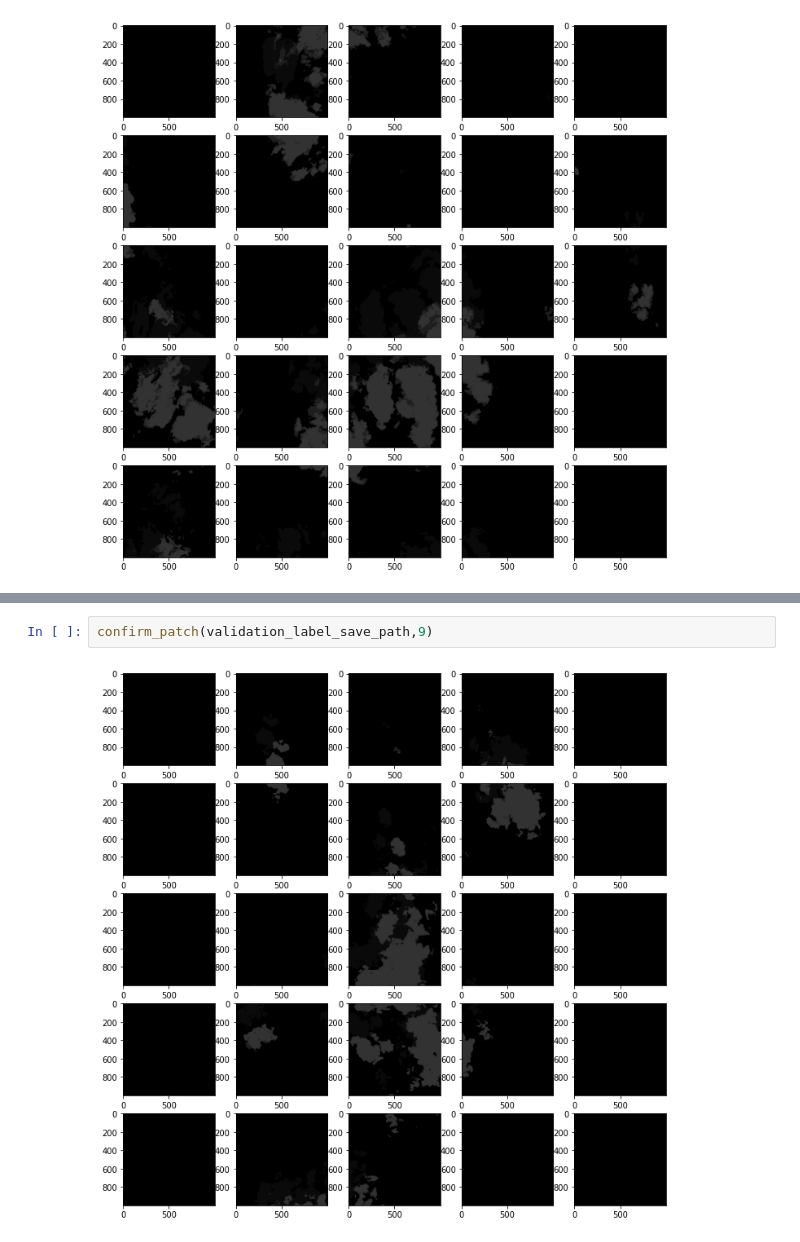
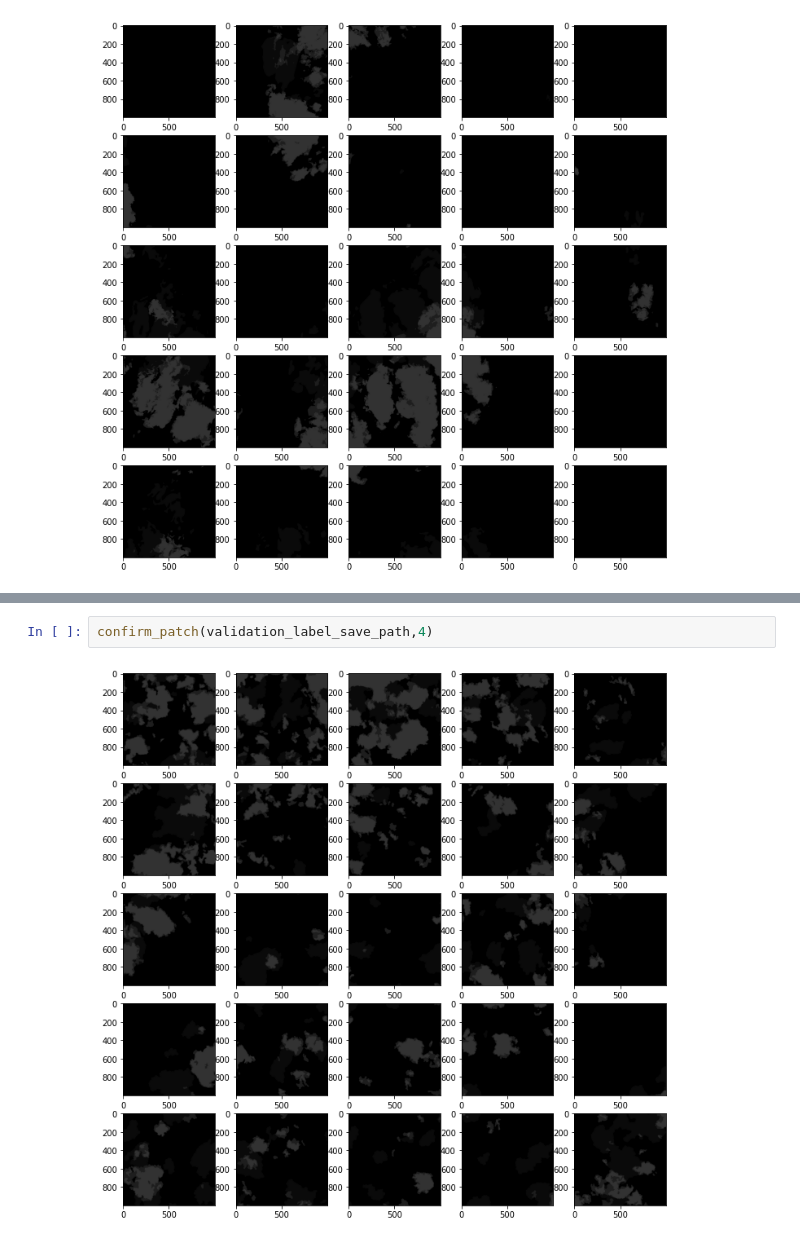
Before and after one commit to TEAM-LuckyDay/Cloud_segmentation, a Jupyter notebook: Data_Preprocessing/Main_processing_code.ipynb, the cells around one changed output, grey strips where cells are left out. Saved outputs shown, nothing was run; the diff lists cells and outputs as text.

```diff
--- a/Data_Preprocessing/Main_processing_code.ipynb
+++ b/Data_Preprocessing/Main_processing_code.ipynb
@@ -151,4 +147,4 @@ confirm_patch(validation_save_path,9)
 # %%
-confirm_patch(validation_label_save_path,9)
+confirm_patch(validation_label_save_path,4)
 # %% [output]
-[figure, old version]
+[figure, new version]
```
Also changed, not shown: parts of 2 cells of this notebook.
